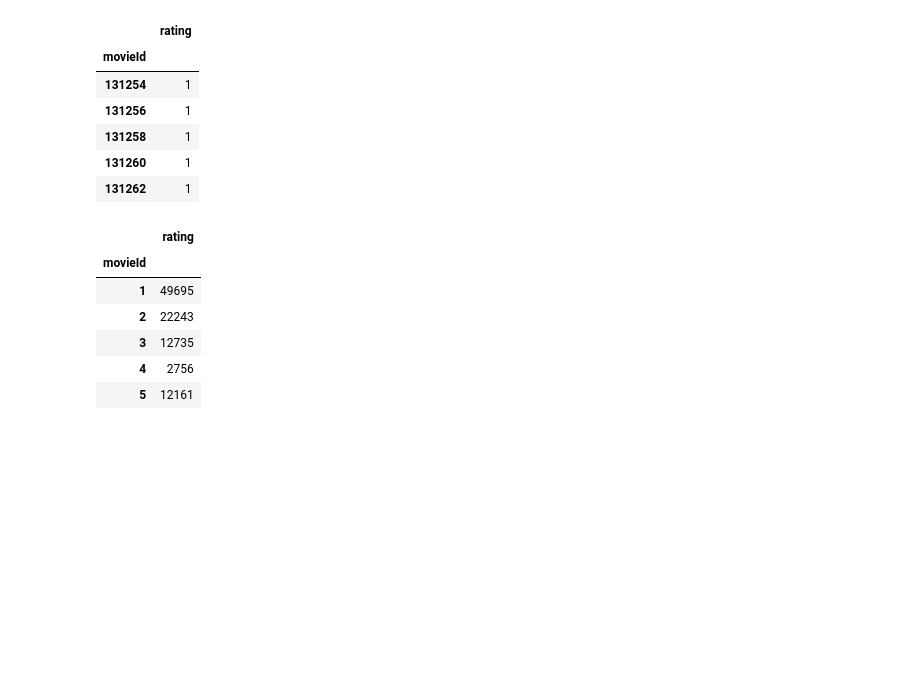
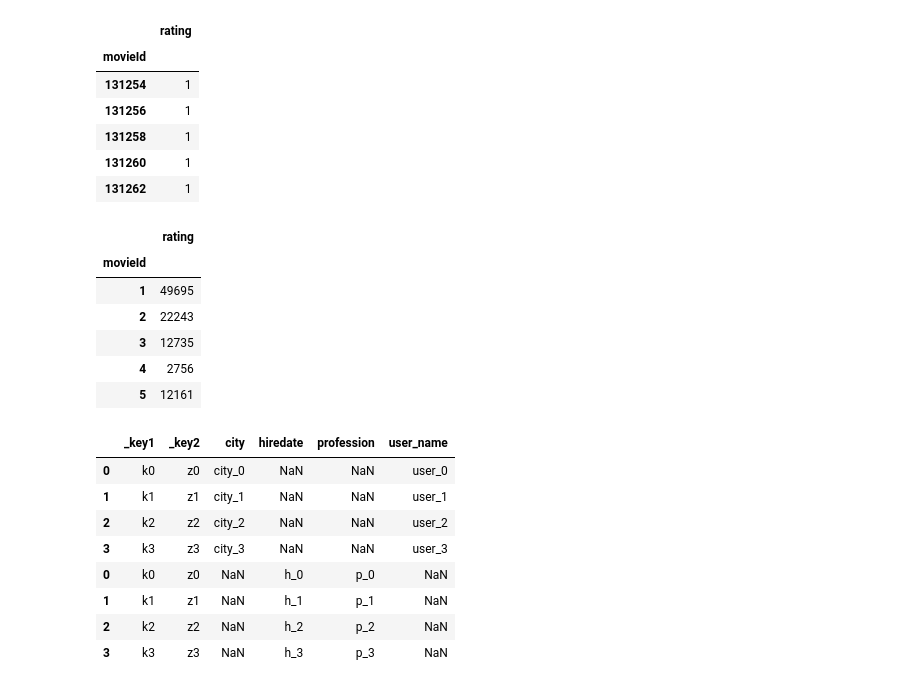
Before and after one commit to bunnydev26/micromasters-edx, a Jupyter notebook: python_data_science/Week-4-Pandas/Learning Pandas.ipynb, the cells around one changed output. Cells and saved outputs as stored; diff of their text form; code cells hidden in the pictures; blank space fills up the shorter version.

Commit message:
Pandas third week

```diff
--- a/python_data_science/Week-4-Pandas/Learning Pandas.ipynb
+++ b/python_data_science/Week-4-Pandas/Learning Pandas.ipynb
@@ -618,3 +618,19 @@ movie_count.head()
 | 3 | 12735 |
 | 4 | 2756 |
 | 5 | 12161 |
+# %%
+import pandas as pd
+left = pd.read_csv('./some_data/left.csv')
+right = pd.read_csv('./some_data/right.csv')
+# %%
+pd.concat([left, right])
+# %% [output]
+|  | _key1 | _key2 | city | hiredate | profession | user_name |
+| 0 | k0 | z0 | city_0 | NaN | NaN | user_0 |
+| 1 | k1 | z1 | city_1 | NaN | NaN | user_1 |
+| 2 | k2 | z2 | city_2 | NaN | NaN | user_2 |
+| 3 | k3 | z3 | city_3 | NaN | NaN | user_3 |
+| 0 | k0 | z0 | NaN | h_0 | p_0 | NaN |
+| 1 | k1 | z1 | NaN | h_1 | p_1 | NaN |
+| 2 | k2 | z2 | NaN | h_2 | p_2 | NaN |
+| 3 | k3 | z3 | NaN | h_3 | p_3 | NaN |
```
Also changed, not shown: parts of 32 cells of this notebook, 2 other files.
